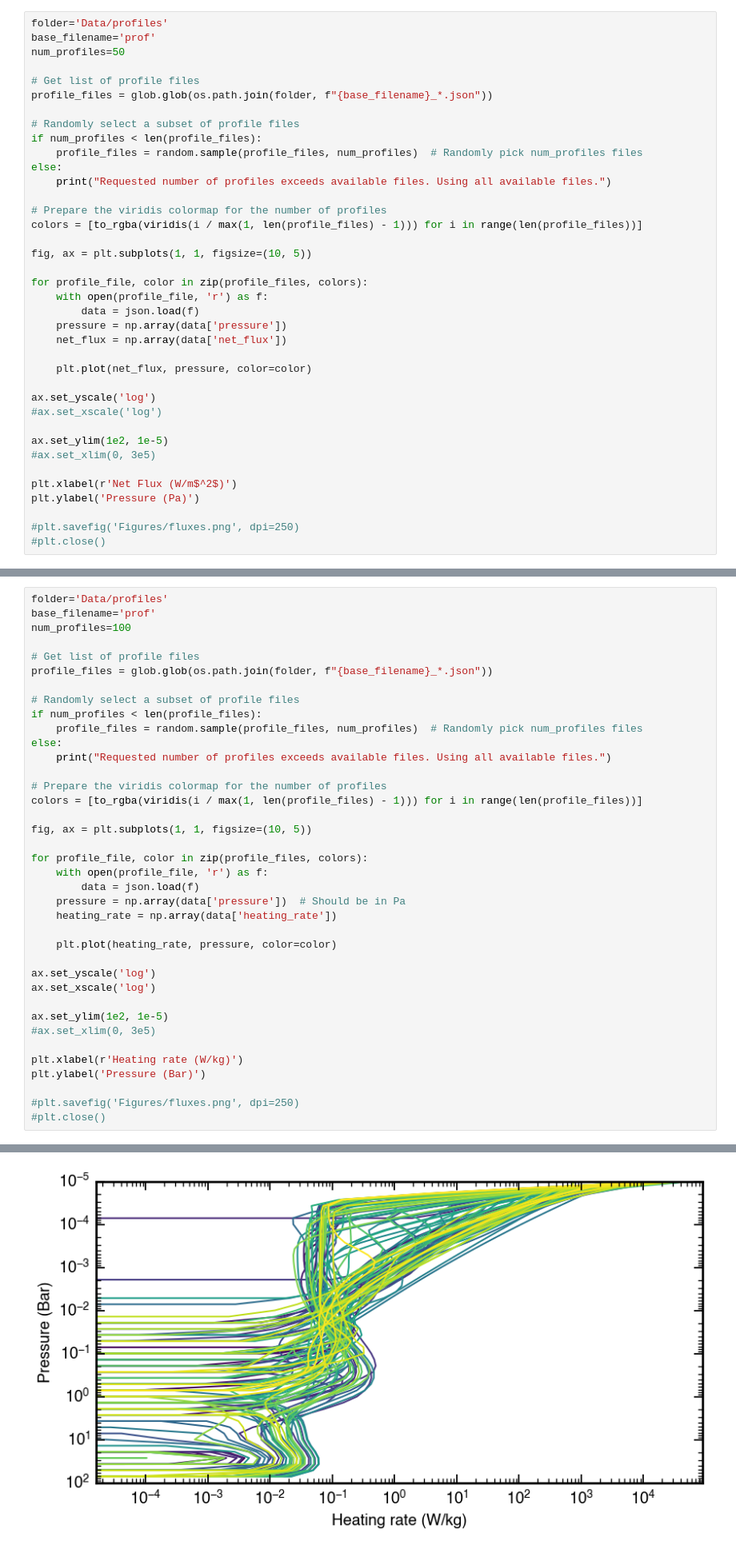
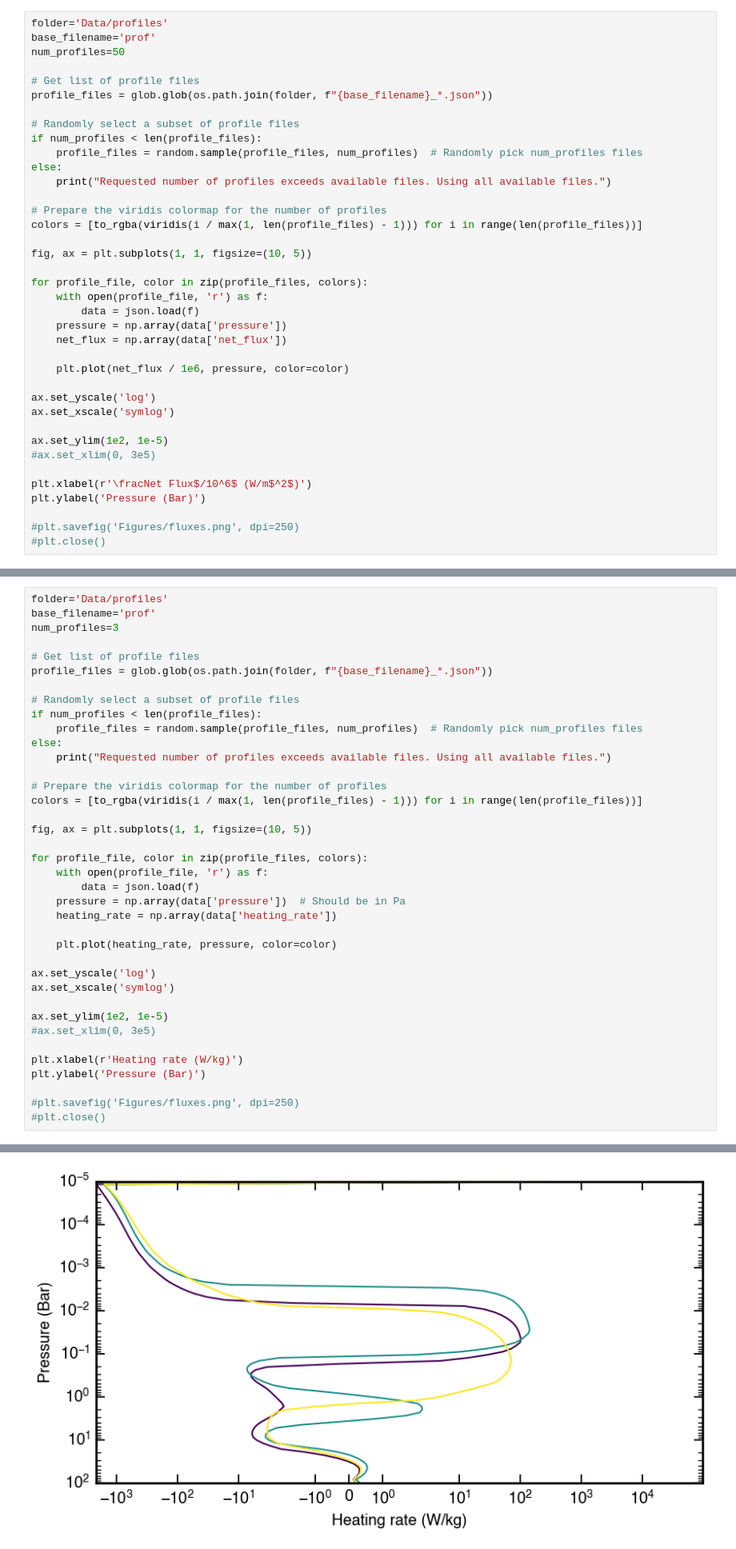
Before and after one commit to imalsky/NN_Profiles, a Jupyter notebook: plot_atm_structure.ipynb, the cells around one changed output, grey strips where cells are left out. Shown at 80% size. Cells and saved outputs as stored; diff of their text form.

```diff
--- a/plot_atm_structure.ipynb
+++ b/plot_atm_structure.ipynb
@@ -69,16 +69,16 @@ for profile_file, color in zip(profile_files, colors):
     pressure = np.array(data['pressure'])
     net_flux = np.array(data['net_flux'])
 
-    plt.plot(net_flux, pressure, color=color)
+    plt.plot(net_flux / 1e6, pressure, color=color)
 
 ax.set_yscale('log')
-#ax.set_xscale('log')
+ax.set_xscale('symlog')
 
 ax.set_ylim(1e2, 1e-5)
 #ax.set_xlim(0, 3e5)
 
-plt.xlabel(r'Net Flux (W/m$^2$)')
-plt.ylabel('Pressure (Pa)')
+plt.xlabel(r'\fracNet Flux$/10^6$ (W/m$^2$)')
+plt.ylabel('Pressure (Bar)')
 
 #plt.savefig('Figures/fluxes.png', dpi=250)
 #plt.close()
@@ -88,7 +88,7 @@ Text(0, 0.5, 'Pressure (Pa)')
 # %%
 folder='Data/profiles'
 base_filename='prof'
-num_profiles=100
+num_profiles=3
 
 # Get list of profile files
 profile_files = glob.glob(os.path.join(folder, f"{base_filename}_*.json"))
@@ -97,32 +97,32 @@ profile_files = glob.glob(os.path.join(folder, f"{base_filename}_*.json"))
 if num_profiles < len(profile_files):
     profile_files = random.sample(profile_files, num_profiles)  # Randomly pick num_profiles files
 else:
     print("Requested number of profiles exceeds available files. Using all available files.")
 
 # Prepare the viridis colormap for the number of profiles
 colors = [to_rgba(viridis(i / max(1, len(profile_files) - 1))) for i in range(len(profile_files))]
 
 fig, ax = plt.subplots(1, 1, figsize=(10, 5))
 
 for profile_file, color in zip(profile_files, colors):
     with open(profile_file, 'r') as f:
         data = json.load(f)
     pressure = np.array(data['pressure'])  # Should be in Pa
     heating_rate = np.array(data['heating_rate'])
 
     plt.plot(heating_rate, pressure, color=color)
 
 ax.set_yscale('log')
-ax.set_xscale('log')
+ax.set_xscale('symlog')
 
 ax.set_ylim(1e2, 1e-5)
 #ax.set_xlim(0, 3e5)
 
 plt.xlabel(r'Heating rate (W/kg)')
 plt.ylabel('Pressure (Bar)')
 
 #plt.savefig('Figures/fluxes.png', dpi=250)
 #plt.close()
 # %% [output]
 Text(0, 0.5, 'Pressure (Bar)')
-[figure, old version]
+[figure, new version]
```
Also changed, not shown: parts of 2 cells of this notebook, 19 other files.
